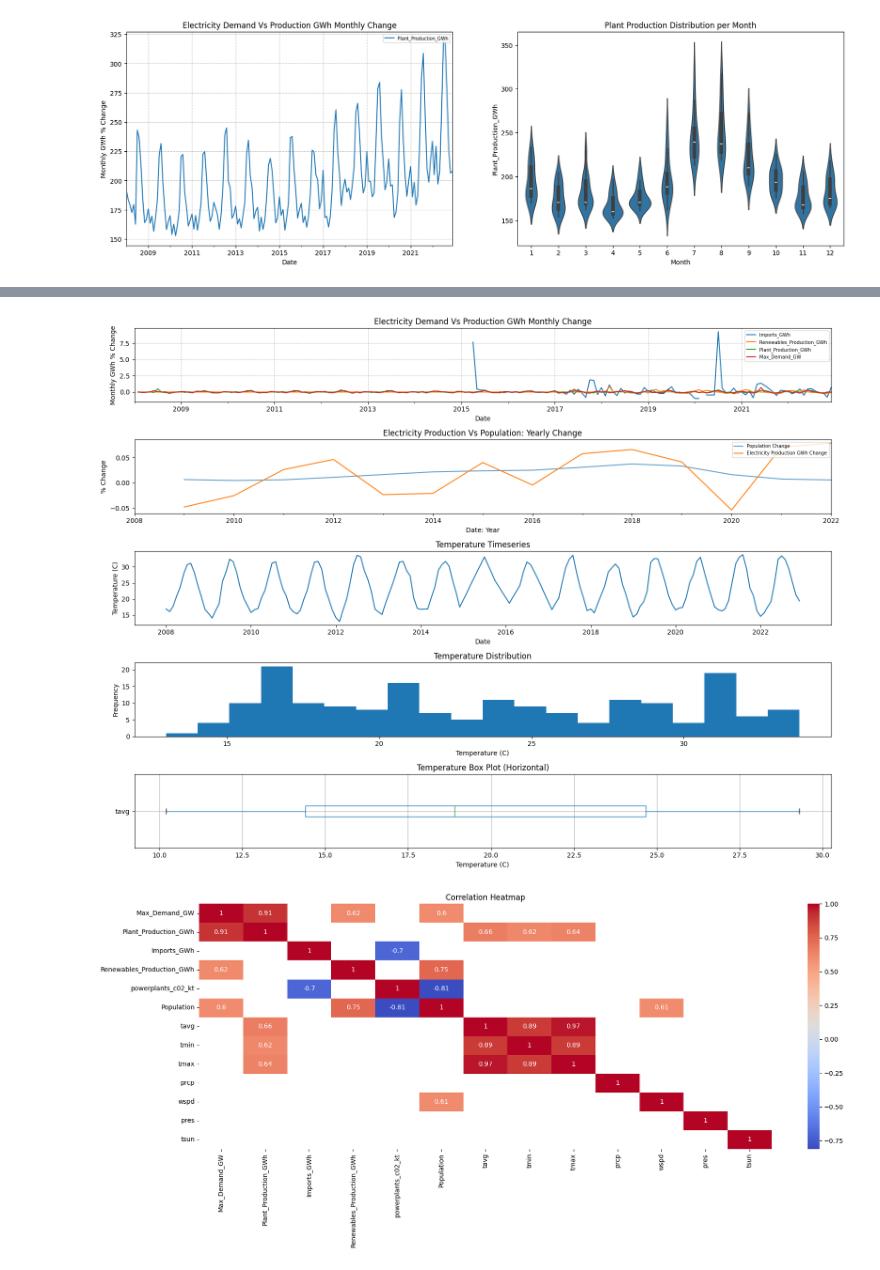
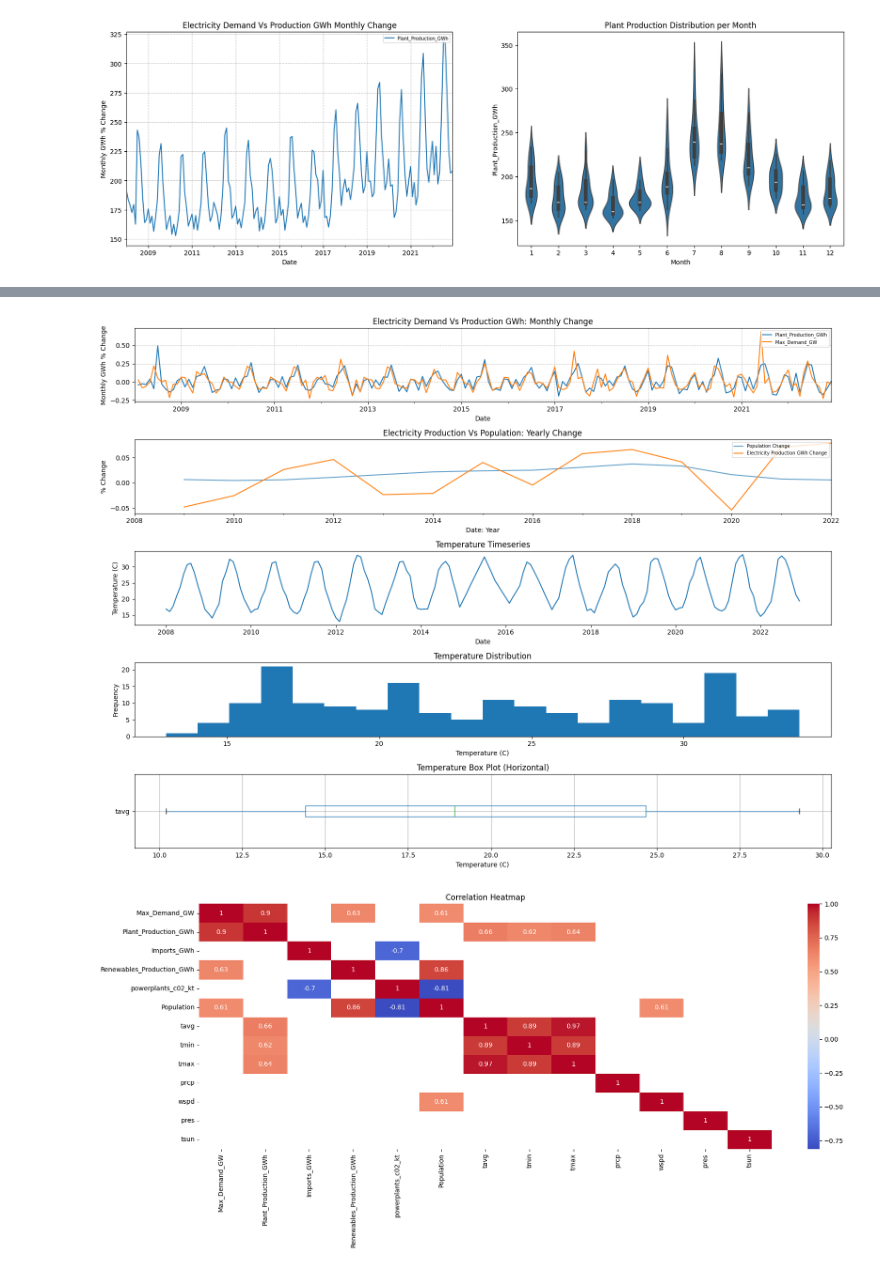
Before and after one commit to ATECO-malta/applied_ml_assignment, a Jupyter notebook: data_analysis.ipynb, the cells around one changed output, grey strips where cells are left out. Cells and saved outputs as stored; diff of their text form; code cells hidden in the pictures.

Commit message:
Fix to orig data interpolation

```diff
--- a/data_analysis.ipynb
+++ b/data_analysis.ipynb
@@ -106,17 +106,17 @@ for filename in ELECTRIC_MW_DS:
     )
     melted_df.set_index("Date", inplace=True, drop=True)
     melted_df[value_col] = melted_df[value_col].resample("MS").mean()
+    melted_df[value_col] = round(melted_df[value_col], 2)  # drop long floating points
     melted_df = melted_df[
         (melted_df.index >= START_DATE) & (melted_df.index <= END_DATE)
     ]
 
-    result_df = melted_df[[value_col]]
-
+    result_df = melted_df[value_col]
     if all_data_df is None:
         all_data_df = result_df
     else:
         all_data_df = pd.concat([all_data_df, result_df], axis=1, ignore_index=False)
-
+        all_data_df = all_data_df.interpolate().fillna(0)
 
 all_data_df.tail(3)
 # %% [output]
@@ -178,12 +178,13 @@ sampling_subset["weights"] = (
 )
 
 df["powerplants_c02_kt"] = sampling_subset["weights"] * df["powerplants_c02_kt"]
-
+df["powerplants_c02_kt"] = round(df["powerplants_c02_kt"], 2)
 df = df[(df.index >= START_DATE) & (df.index <= END_DATE)]
 
 all_data_df = pd.concat(
     [all_data_df, df["powerplants_c02_kt"]], axis=1, ignore_index=False
 )
+
 all_data_df.tail(3)
 # %% [output]
 |  | Max_Demand_GW | Plant_Production_GWh | Imports_GWh | Renewables_Production_GWh | powerplants_c02_kt |
@@ -207,7 +208,14 @@ pop_df.index = pop_df.index.to_period("M").to_timestamp("M") + pd.DateOffset(day
 
 # Population is missing the last months from the resample.
 all_data_df = pd.concat([all_data_df, pop_df], axis=1, ignore_index=False)
-all_data_df["Population"] = all_data_df["Population"].interpolate().ffill().bfill()
+all_data_df["Population"] = (
+    # We cannot have 1/2 a person!
+    all_data_df["Population"]
+    .interpolate()
+    .ffill()
+    .bfill()
+    .astype(int)
+)
 
 all_data_df.tail(3)
 # %% [output]
@@ -252,7 +260,5 @@ all_data_df.head(5)
 # %%
 prod_cols = [
-    "Imports_GWh",
-    "Renewables_Production_GWh",
     "Plant_Production_GWh",
     "Max_Demand_GW",
 ]
@@ -263,39 +269,39 @@ all_data_df[prod_cols].pct_change().ffill().plot(kind="line", ax=axes[0])
 axes[0].set_xlabel("Date")
 axes[0].set_ylabel("Monthly GWh % Change")
 axes[0].grid(axis="both", linestyle="--", alpha=0.7)
-axes[0].set_title("Electricity Demand Vs Production GWh Monthly Change")
+axes[0].set_title("Electricity Demand Vs Production GWh: Monthly Change")
 axes[0].legend(fontsize=7, loc="upper right")
 
 
 all_data_df["Population"].resample("YS").mean().pct_change().plot(
     kind="line", ax=axes[1], alpha=0.7, label="Population Change"
 )
 all_data_df["Plant_Production_GWh"].resample("YS").mean().pct_change().plot(
     kind="line", ax=axes[1], label="Electricity Production GWh Change"
 )
 axes[1].set_xlabel("Date: Year")
 axes[1].set_ylabel("% Change")
 axes[1].set_title("Electricity Production Vs Population: Yearly Change")
 axes[1].legend(fontsize=7, loc="upper right")
 
 axes[2].plot(temp_data)
 axes[2].set_ylabel("Temperature (C)")
 axes[2].set_xlabel("Date")
 axes[2].set_title("Temperature Timeseries")
 
 axes[3].hist(temp_data, bins=20)
 axes[3].set_xlabel("Temperature (C)")
 axes[3].set_ylabel("Frequency")
 axes[3].set_title("Temperature Distribution")
 
 all_data_df.boxplot(column="tavg", vert=False)
 axes[4].set_title("Temperature Box Plot (Horizontal)")
 axes[4].set_xlabel("Temperature (C)")
 
 plt.tight_layout()
 plt.show()
 # %% [output]
-[figure, old version]
+[figure, new version]
 # %%
 plt.figure(figsize=(18, 8))
 
```
Also changed, not shown: parts of 5 cells of this notebook, 3 other files.
